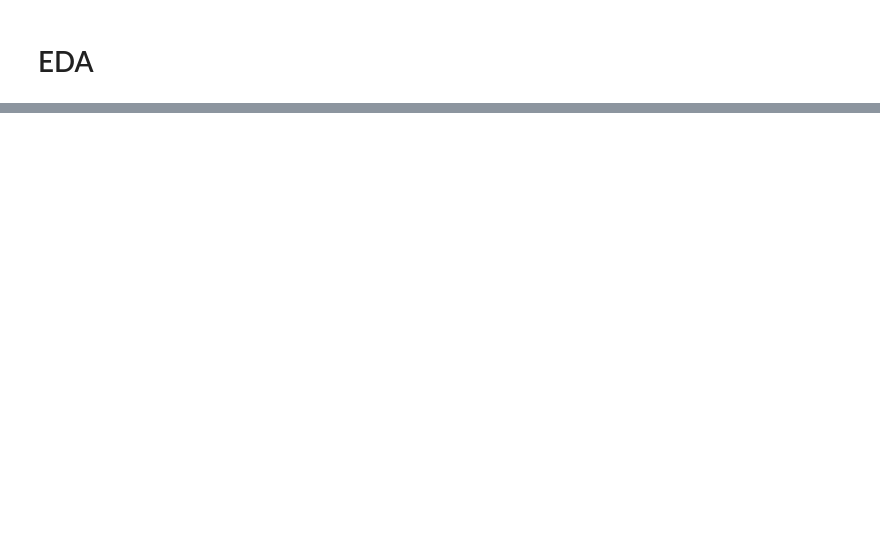
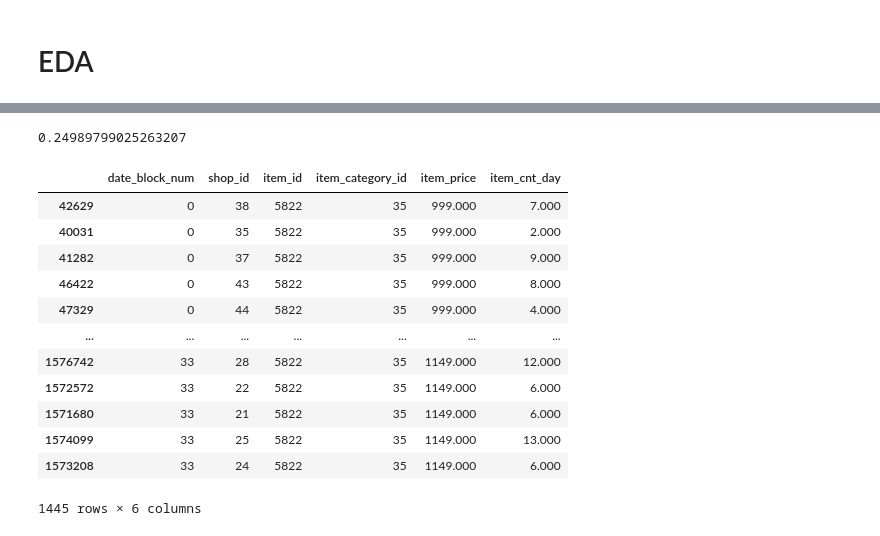
Before and after one commit to Neelam-Singhal/Forecast_Sales_Kaggle_Competiton, a Jupyter notebook: forecast_sales_model.ipynb, the cells around one changed output, grey strips where cells are left out. Cells and saved outputs as stored; diff of their text form; code cells hidden in the pictures; blank space fills up the shorter version.

```diff
--- a/forecast_sales_model.ipynb
+++ b/forecast_sales_model.ipynb
@@ -122,0 +110,4 @@ Timestamp('2015-10-31 00:00:00')
+# %%
+df[df.item_cnt_day < 0].shape[0]*100/df.shape[0]
+# %% [output]
+0.24989799025263207
@@ -122,0 +133,16 @@ Timestamp('2015-10-31 00:00:00')
+# %%
+df_group[df_group.item_id == 5822]
+# %% [output]
+|  | date_block_num | shop_id | item_id | item_category_id | item_price | item_cnt_day |
+| 42629 | 0 | 38 | 5822 | 35 | 999.000 | 7.000 |
+| 40031 | 0 | 35 | 5822 | 35 | 999.000 | 2.000 |
+| 41282 | 0 | 37 | 5822 | 35 | 999.000 | 9.000 |
+| 46422 | 0 | 43 | 5822 | 35 | 999.000 | 8.000 |
+| 47329 | 0 | 44 | 5822 | 35 | 999.000 | 4.000 |
+| ... | ... | ... | ... | ... | ... | ... |
+| 1576742 | 33 | 28 | 5822 | 35 | 1149.000 | 12.000 |
+| 1572572 | 33 | 22 | 5822 | 35 | 1149.000 | 6.000 |
+| 1571680 | 33 | 21 | 5822 | 35 | 1149.000 | 6.000 |
+| 1574099 | 33 | 25 | 5822 | 35 | 1149.000 | 13.000 |
+| 1573208 | 33 | 24 | 5822 | 35 | 1149.000 | 6.000 |
+1445 rows × 6 columns
```
Also changed, not shown: parts of 24 cells of this notebook.
